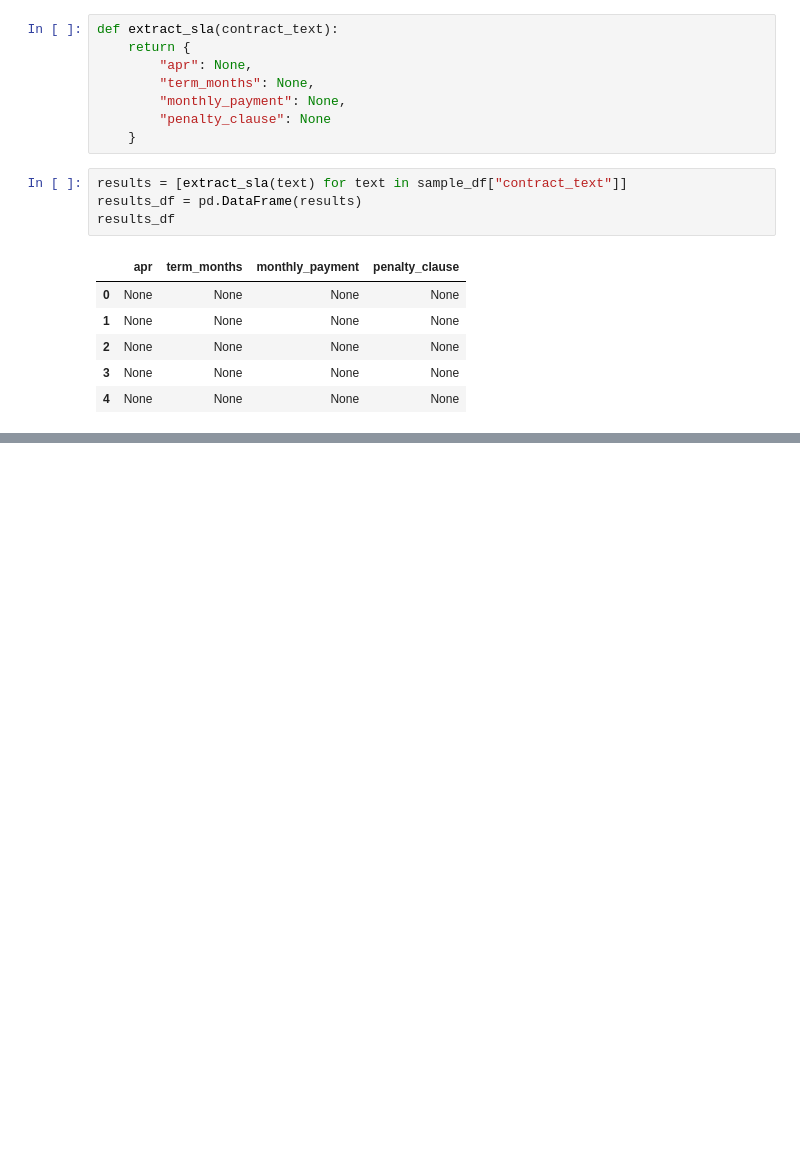
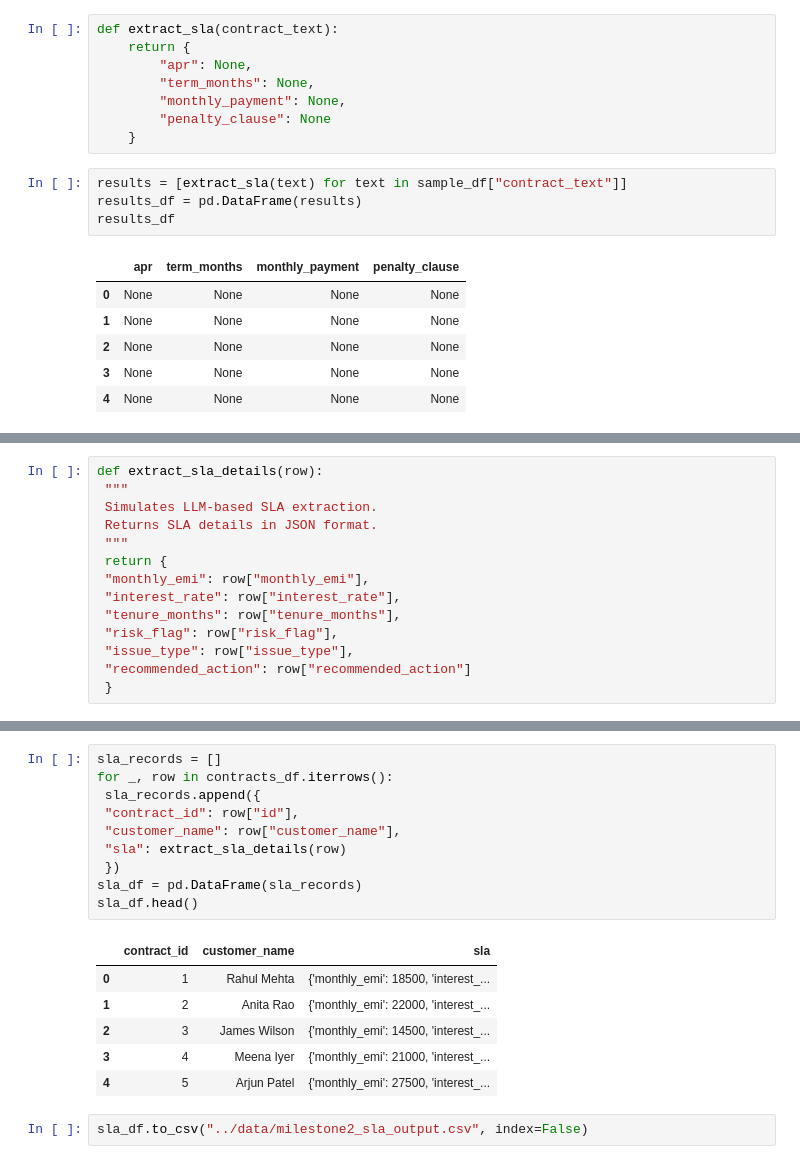
Before and after one commit to springboardmentor74219x/infosys-carlease-contract-ai-group2, a Jupyter notebook: notebook/milestone2_tulasi-vasireddy.ipynb, the cells around one changed output, grey strips where cells are left out. Saved outputs shown, nothing was run; the diff lists cells and outputs as text; blank space fills up the shorter version.

```diff
--- a/notebook/milestone2_tulasi-vasireddy.ipynb
+++ b/notebook/milestone2_tulasi-vasireddy.ipynb
@@ -110,0 +218,14 @@ comparison_df
+# %%
+def extract_sla_details(row):
+ """
+ Simulates LLM-based SLA extraction.
+ Returns SLA details in JSON format.
+ """
+ return {
+ "monthly_emi": row["monthly_emi"],
+ "interest_rate": row["interest_rate"],
+ "tenure_months": row["tenure_months"],
+ "risk_flag": row["risk_flag"],
+ "issue_type": row["issue_type"],
+ "recommended_action": row["recommended_action"]
+ }
@@ -110,0 +243,19 @@ comparison_df
+# %%
+sla_records = []
+for _, row in contracts_df.iterrows():
+ sla_records.append({
+ "contract_id": row["id"],
+ "customer_name": row["customer_name"],
+ "sla": extract_sla_details(row)
+ })
+sla_df = pd.DataFrame(sla_records)
+sla_df.head()
+# %% [output]
+|  | contract_id | customer_name | sla |
+| 0 | 1 | Rahul Mehta | {'monthly_emi': 18500, 'interest_... |
+| 1 | 2 | Anita Rao | {'monthly_emi': 22000, 'interest_... |
+| 2 | 3 | James Wilson | {'monthly_emi': 14500, 'interest_... |
+| 3 | 4 | Meena Iyer | {'monthly_emi': 21000, 'interest_... |
+| 4 | 5 | Arjun Patel | {'monthly_emi': 27500, 'interest_... |
+# %%
+sla_df.to_csv("../data/milestone2_sla_output.csv", index=False)
```
Also changed, not shown: parts of 20 cells of this notebook, 2 other files.
